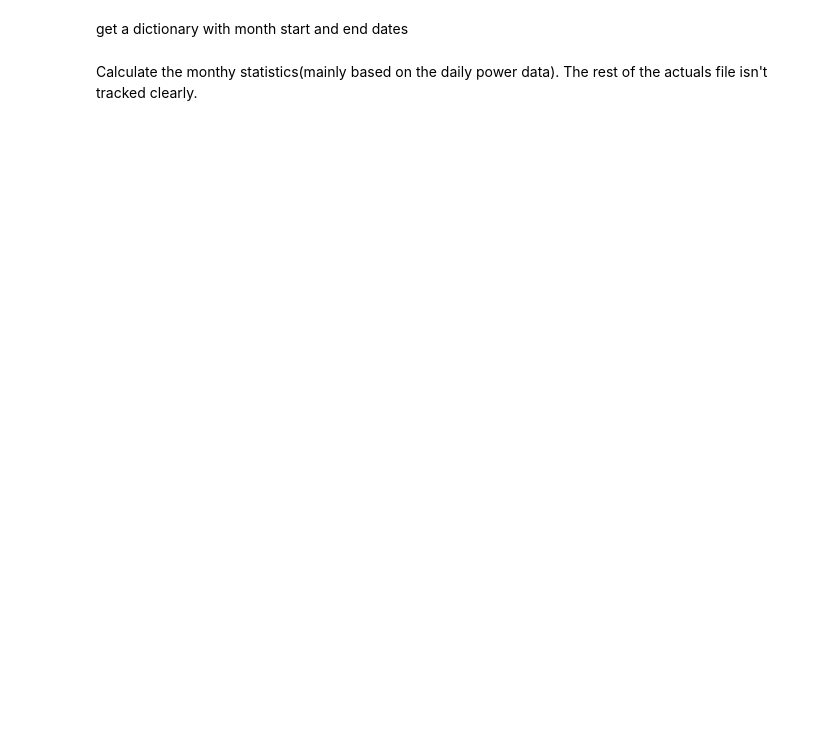
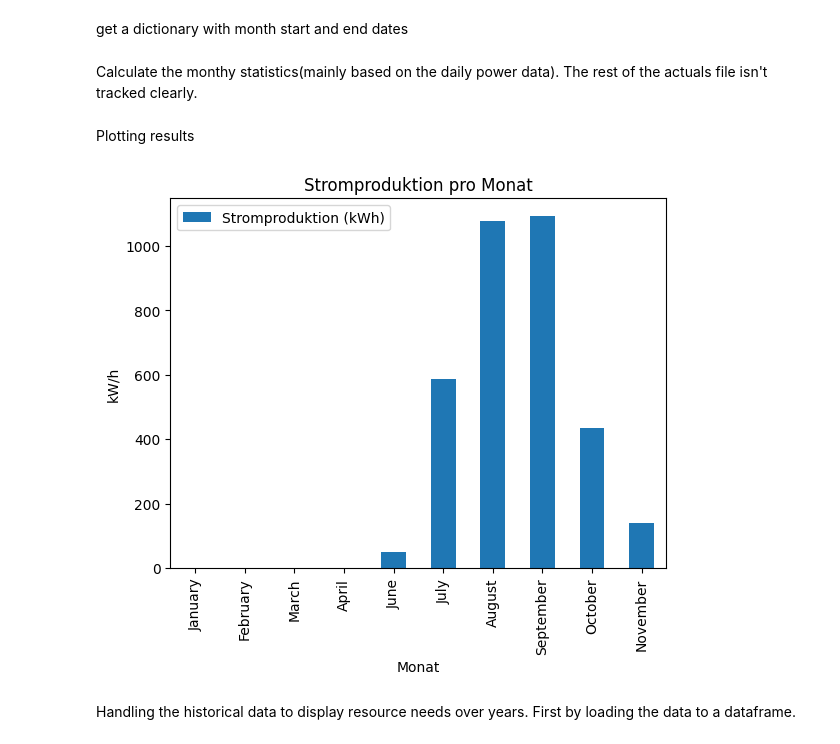
Before and after one commit to winkste/ha_resource_logger, a Jupyter notebook: src/analysis.ipynb, the cells around one changed output. Drawn from its saved outputs; the diff is of its cells as text; code cells hidden in the pictures; blank space fills up the shorter version.

```diff
--- a/src/analysis.ipynb
+++ b/src/analysis.ipynb
@@ -115,18 +183,30 @@ for key, dates in date_dict.items():
         mth_dict["Stromproduktion (kWh)"] = round(mth_df["Power Gen"].sum(), 2)
         mth_dict["Eigenverbrauch (kWh)"] = round(mth_df["Power PV used"].sum(), 2)
         mth_dict["Stromverbrauch (kWh)"] = round(mth_df["Power used"].sum(), 2)
-        mth_dict["Max Stromproduktion per Tag (kWh)"] = round(mth_df["Power Gen"].max(), 2)
-        mth_dict["Max Stromproduktion Tag"] = mth_df["Power Gen"].idxmax()
+        mth_dict["Höchste Strom-Tagesproduktion (kWh)"] = round(mth_df["Power Gen"].max(), 2)
+        mth_dict["Datum der höchsten Stromproduktion:"] = mth_df["Power Gen"].idxmax()
         mth_stats_diary[dates[0].strftime('%B')] = mth_dict
-
-#for key, value in mth_stats_diary.items():
-#    print(key)
-#    print(value)
 
 # Creates DataFrame.
 mth_stats_df = pd.DataFrame(mth_stats_diary)
 
 # Print the data
 mth_stats_df = mth_stats_df.transpose()
+mth_stats_df.index.name = "Jahr"
 result_file = results_folder_path + str(ANALYSIS_YEAR) + "_mthstats_csv"
-mth_stats_df.to_csv(result_file)
+mth_stats_df.to_csv(result_file, header=True, index=True)
+# %% [markdown]
+Plotting results
+# %%
+# power production in each month
+# create the plot using a bar chart
+bar_plot = mth_stats_df.plot(y='Stromproduktion (kWh)', kind="bar",
+                            title='Stromproduktion pro Monat',
+                            xlabel='Monat', ylabel='kW/h')
+# Save the plot to a file (e.g., PNG)
+fig = bar_plot.get_figure()
+fig.savefig(results_folder_path + 'power_prod_per_mth.png', bbox_inches="tight")
+# %% [output]
+[figure, added]
+# %% [markdown]
+Handling the historical data to display resource needs over years. First by loading the data to a dataframe.
```
Also changed, not shown: parts of 13 cells of this notebook, 2 other files.
